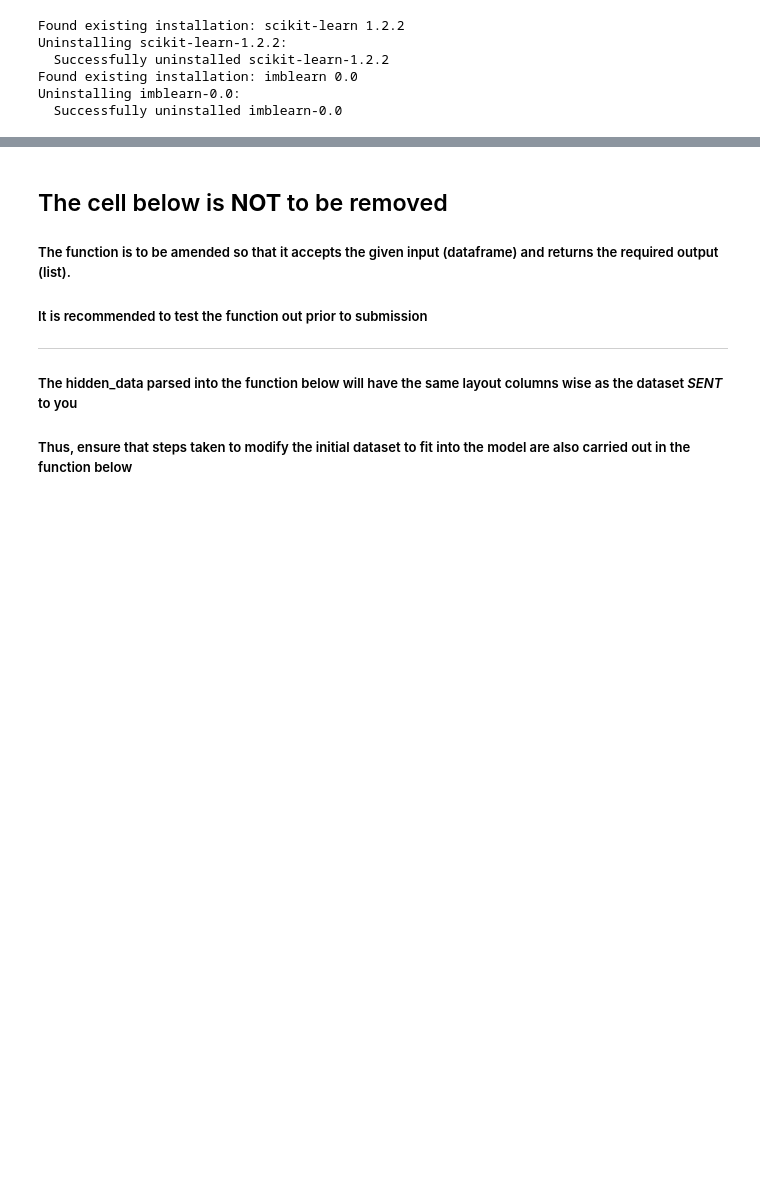
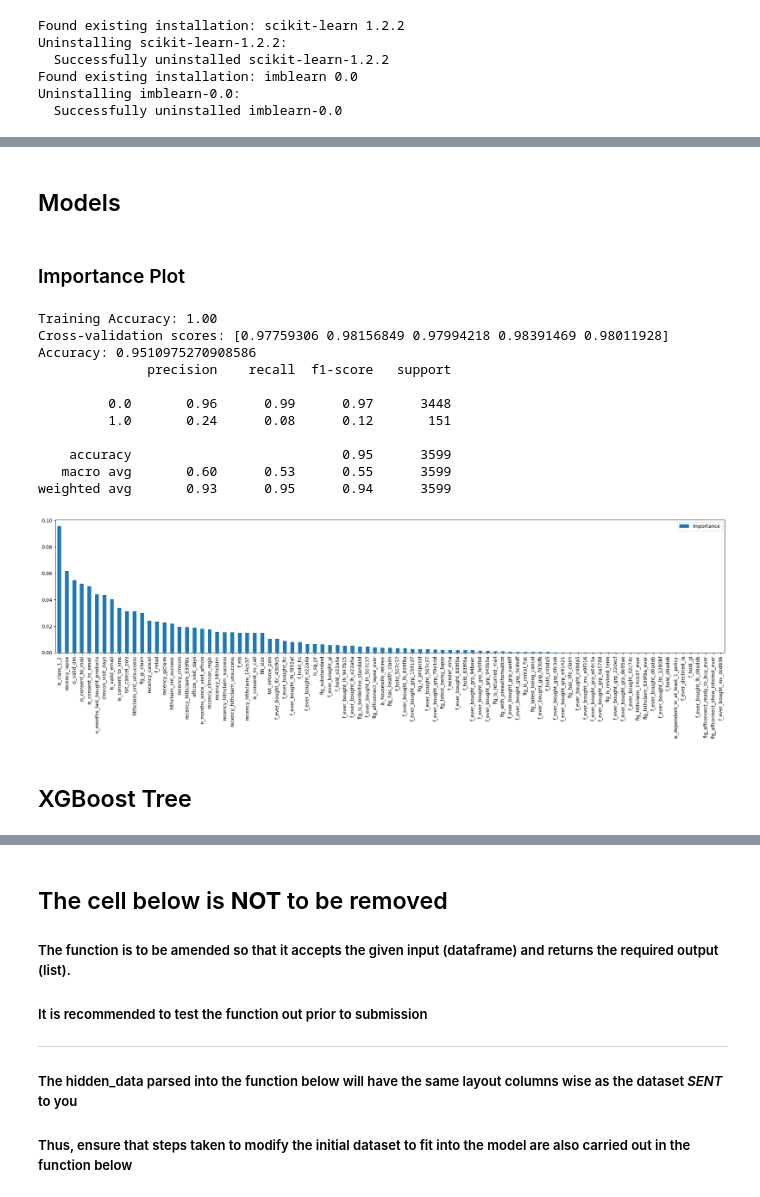
Before and after one commit to wildgreendinosaur/Datathon_team105, a Jupyter notebook: NUS_DATATHON_SINGLIFE_TEAM150.ipynb, the cells around one changed output, grey strips where cells are left out. Drawn from its saved outputs; the diff is of its cells as text; code cells hidden in the pictures; blank space fills up the shorter version.

Commit message:
update decision tree and XGBoost Tree

```diff
--- a/NUS_DATATHON_SINGLIFE_TEAM150.ipynb
+++ b/NUS_DATATHON_SINGLIFE_TEAM150.ipynb
@@ -228,3 +229,19 @@ X_train, X_test, y_train, y_test = train_test_split(X, y, test_size = 0.20, rand
 
 # Balance the training data
 X_train , y_train = balancing(X_train , y_train, 'smote')
+# %% [markdown]
+## Models
+# %% [markdown]
+### Importance Plot
+# %%
+from sklearn.model_selection import cross_val_score
+from sklearn.model_selection import KFold
+
+
+def cross_validate(model , X , y):
+    num_folds = 5
+    kf = KFold(n_splits=num_folds, shuffle=True, random_state=42)
+    # Perform cross-validation and get the accuracy scores for each fold
+    cross_val_scores = cross_val_score(model, X, y, cv=kf, scoring='accuracy')
+    # Print the accuracy scores for each fold
+    print("Cross-validation scores:", cross_val_scores)
@@ -230,0 +251,57 @@ X_train , y_train = balancing(X_train , y_train, 'smote')
+# %%
+def randomforest(X_train , y_train , X_test, y_test):
+    """
+    Abstracted function for using a random forest classifer
+    Inputs: X,y for test and train
+    Output: Prints accuracy and importance plots
+    Returns: N/A
+    """
+    clf = RandomForestClassifier(n_estimators=100, bootstrap= True)
+
+    # Fit the model on the training data
+    clf.fit(X_train, y_train)
+
+    # Predict labels on training data
+    y_train_pred = clf.predict(X_train)
+
+    # Accuracy of the training data
+    training_accuracy = accuracy_score(y_train, y_train_pred)
+    print(f'Training Accuracy: {training_accuracy:.2f}')
+
+    # Cross Validation Score
+    cross_validate(clf, X_train , y_train)
+
+    # Predict labels on the test data
+    y_pred = clf.predict(X_test)
+
+    # Evaluate the model
+    accuracy = accuracy_score(y_test, y_pred)
+    print(f'Accuracy: {accuracy}')
+
+    # Print a classification report
+    report = classification_report(y_test, y_pred)
+    print(report)
+
+    # Importance plot
+
+    feat_importances = pd.DataFrame(clf.feature_importances_, index= X_train.columns, columns=["Importance"])
+    feat_importances.sort_values(by='Importance', ascending=False, inplace=True)
+    feat_importances.plot(kind='bar', figsize=(25,5))
+
+
+randomforest(X_train, y_train, X_test, y_test)
+# %% [output]
+Training Accuracy: 1.00
+Cross-validation scores: [0.97759306 0.98156849 0.97994218 0.98391469 0.98011928]
+Accuracy: 0.9510975270908586
+              precision    recall  f1-score   support
+
+         0.0       0.96      0.99      0.97      3448
+         1.0       0.24      0.08      0.12       151
+
+    accuracy                           0.95      3599
+   macro avg       0.60      0.53      0.55      3599
+weighted avg       0.93      0.95      0.94      3599
+[figure, added]
+# %% [markdown]
+## XGBoost Tree
```
Also changed, not shown: parts of 6 cells of this notebook.
